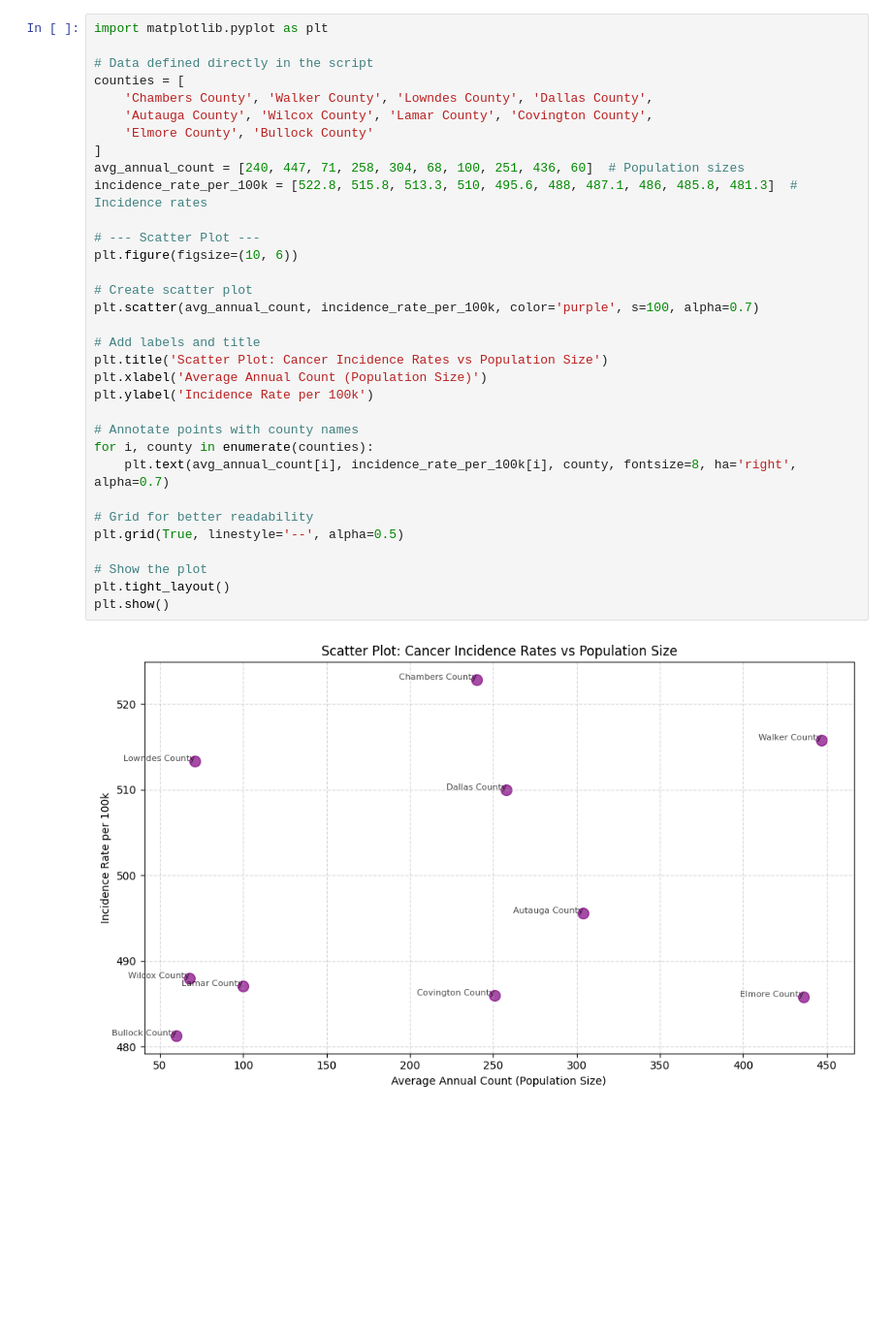
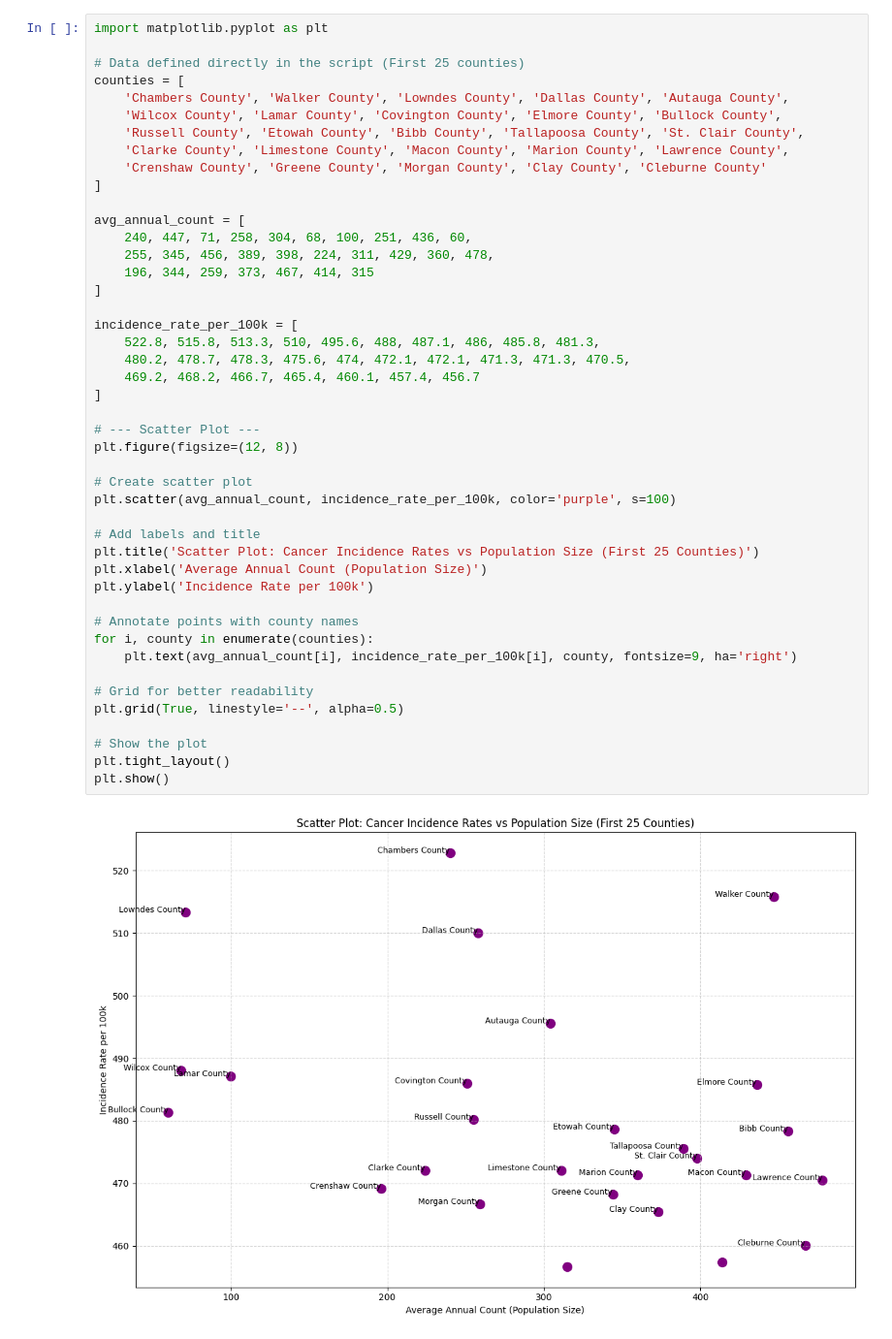
Before and after one commit to aishv28/-aishwarya-vijay-java_lab, a Jupyter notebook: question_2,6,9.ipynb, the cells around one changed output. Shown at 97% size. Drawn from its saved outputs; the diff is of its cells as text; blank space fills up the shorter version.

```diff
--- a/question_2,6,9.ipynb
+++ b/question_2,6,9.ipynb
@@ -104,35 +106,47 @@ plt.show()
 # %%
 import matplotlib.pyplot as plt
 
-# Data defined directly in the script
+# Data defined directly in the script (First 25 counties)
 counties = [
-    'Chambers County', 'Walker County', 'Lowndes County', 'Dallas County',
-    'Autauga County', 'Wilcox County', 'Lamar County', 'Covington County',
-    'Elmore County', 'Bullock County'
+    'Chambers County', 'Walker County', 'Lowndes County', 'Dallas County', 'Autauga County',
+    'Wilcox County', 'Lamar County', 'Covington County', 'Elmore County', 'Bullock County',
+    'Russell County', 'Etowah County', 'Bibb County', 'Tallapoosa County', 'St. Clair County',
+    'Clarke County', 'Limestone County', 'Macon County', 'Marion County', 'Lawrence County',
+    'Crenshaw County', 'Greene County', 'Morgan County', 'Clay County', 'Cleburne County'
 ]
-avg_annual_count = [240, 447, 71, 258, 304, 68, 100, 251, 436, 60]  # Population sizes
-incidence_rate_per_100k = [522.8, 515.8, 513.3, 510, 495.6, 488, 487.1, 486, 485.8, 481.3]  # Incidence rates
+
+avg_annual_count = [
+    240, 447, 71, 258, 304, 68, 100, 251, 436, 60,
+    255, 345, 456, 389, 398, 224, 311, 429, 360, 478,
+    196, 344, 259, 373, 467, 414, 315
+]
+
+incidence_rate_per_100k = [
+    522.8, 515.8, 513.3, 510, 495.6, 488, 487.1, 486, 485.8, 481.3,
+    480.2, 478.7, 478.3, 475.6, 474, 472.1, 472.1, 471.3, 471.3, 470.5,
+    469.2, 468.2, 466.7, 465.4, 460.1, 457.4, 456.7
+]
 
 # --- Scatter Plot ---
-plt.figure(figsize=(10, 6))
+plt.figure(figsize=(12, 8))
 
 # Create scatter plot
-plt.scatter(avg_annual_count, incidence_rate_per_100k, color='purple', s=100, alpha=0.7)
+plt.scatter(avg_annual_count, incidence_rate_per_100k, color='purple', s=100)
 
 # Add labels and title
-plt.title('Scatter Plot: Cancer Incidence Rates vs Population Size')
+plt.title('Scatter Plot: Cancer Incidence Rates vs Population Size (First 25 Counties)')
 plt.xlabel('Average Annual Count (Population Size)')
 plt.ylabel('Incidence Rate per 100k')
 
 # Annotate points with county names
 for i, county in enumerate(counties):
-    plt.text(avg_annual_count[i], incidence_rate_per_100k[i], county, fontsize=8, ha='right', alpha=0.7)
+    plt.text(avg_annual_count[i], incidence_rate_per_100k[i], county, fontsize=9, ha='right')
 
 # Grid for better readability
 plt.grid(True, linestyle='--', alpha=0.5)
 
 # Show the plot
 plt.tight_layout()
 plt.show()
 # %% [output]
-[figure, old version]
+[figure, new version]
```
Also changed, not shown: parts of 2 cells of this notebook.
